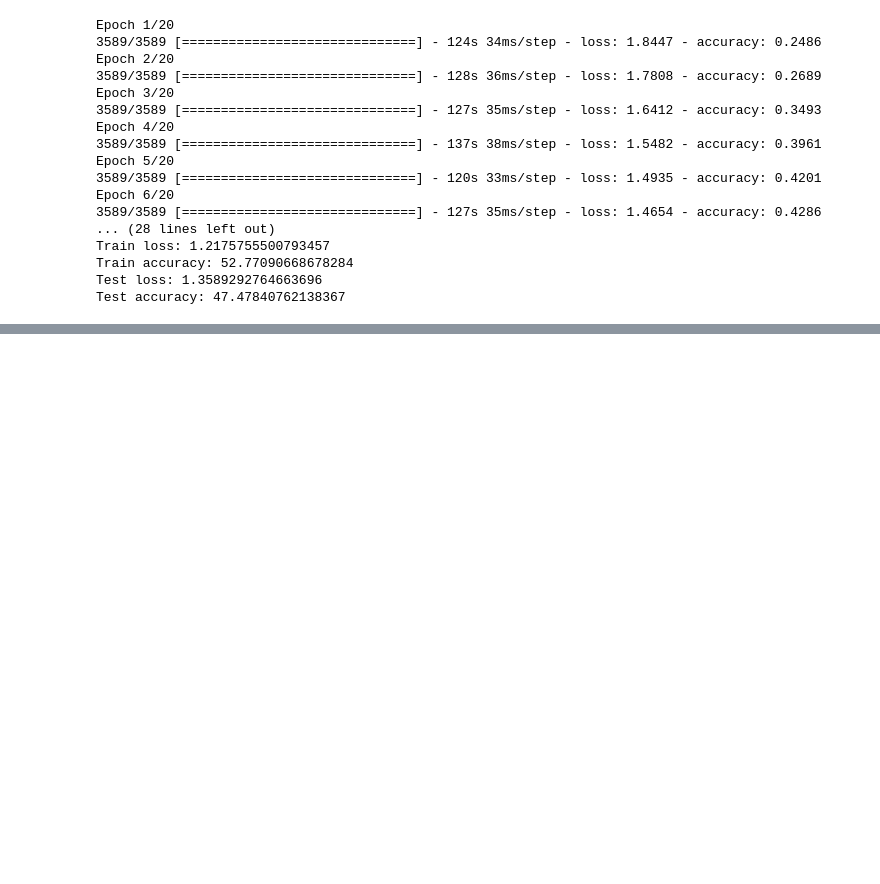
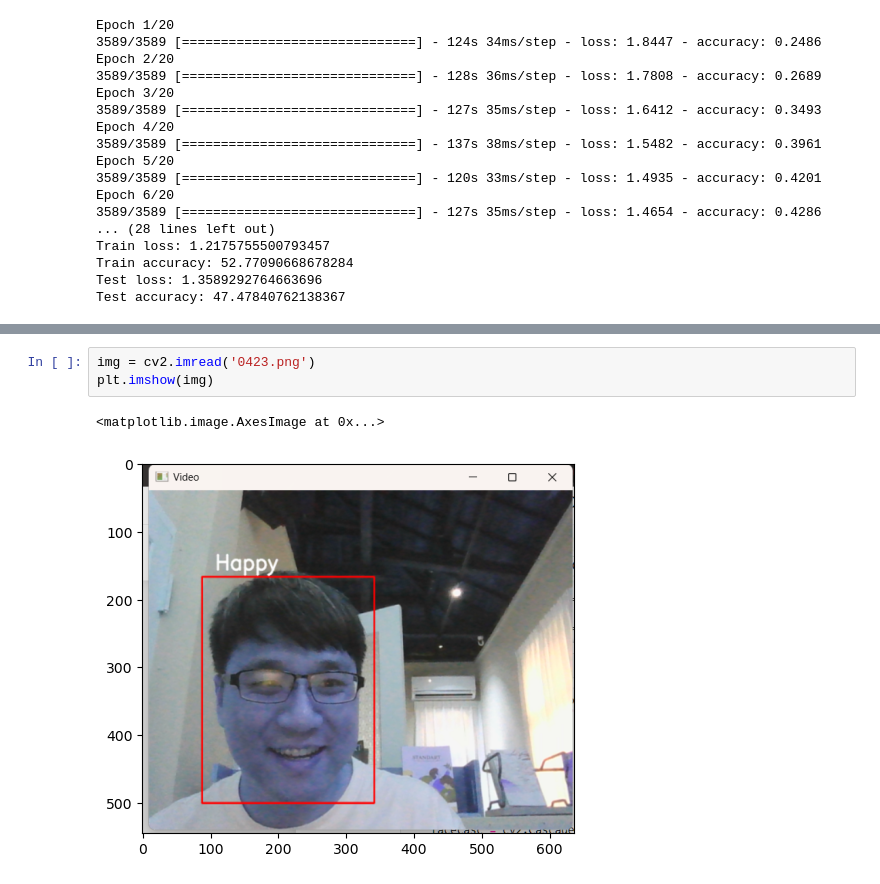
Before and after one commit to pochiang/emotion_identidy_fer2013, a Jupyter notebook: emotion_identidy_fer2013.ipynb, the cells around one changed output, grey strips where cells are left out. Cells and saved outputs as stored; diff of their text form; blank space fills up the shorter version.

```diff
--- a/emotion_identidy_fer2013.ipynb
+++ b/emotion_identidy_fer2013.ipynb
@@ -166,0 +162,6 @@ cv2.destroyAllWindows()
+# %%
+img = cv2.imread('0423.png')
+plt.imshow(img)
+# %% [output]
+<matplotlib.image.AxesImage at 0x...>
+[figure, added]
```
Also changed, not shown: parts of 2 cells of this notebook.
